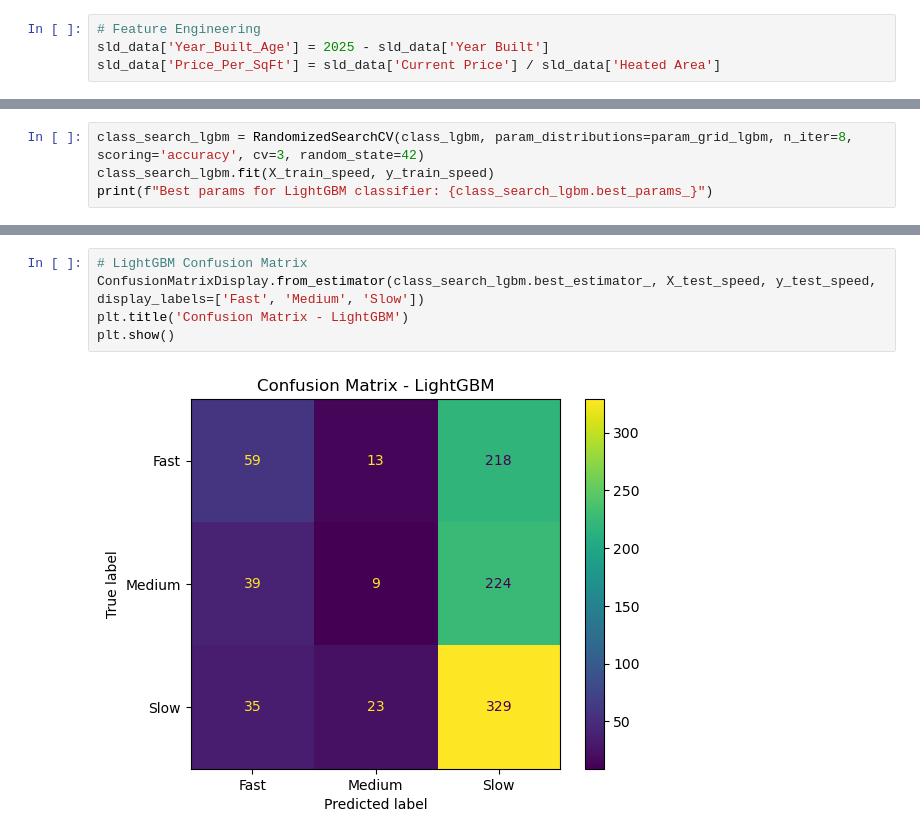
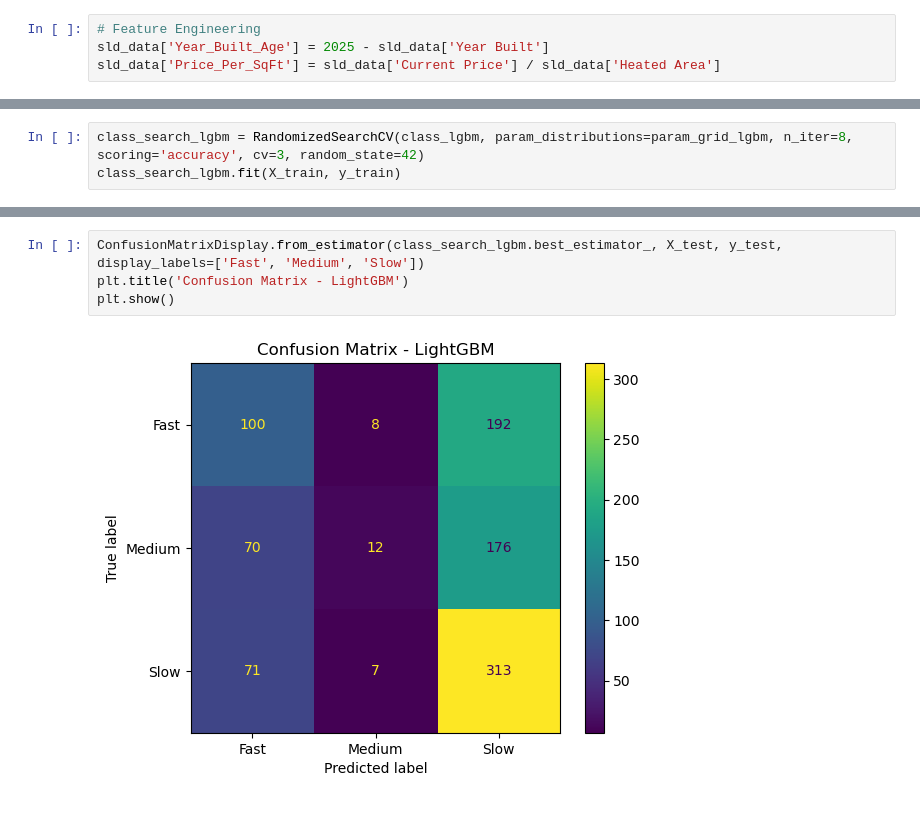
Before and after one commit to OmniaBekheet/Optimal-Pricing-Strategy-for-Quick-Sales---Capstone-3, a Jupyter notebook: Optimal Pricing Strategy for Quick Sales/Optimal Pricing Strategy for Quick Sales.ipynb, the cells around one changed output, grey strips where cells are left out. Cells and saved outputs as stored; diff of their text form.

```diff
--- a/Optimal Pricing Strategy for Quick Sales/Optimal Pricing Strategy for Quick Sales.ipynb
+++ b/Optimal Pricing Strategy for Quick Sales/Optimal Pricing Strategy for Quick Sales.ipynb
@@ -1175,5 +1219,4 @@ Best params for XGBoost classifier: {'classifier__n_estimators': 150, 'classifie
 # %%
 class_search_lgbm = RandomizedSearchCV(class_lgbm, param_distributions=param_grid_lgbm, n_iter=8, scoring='accuracy', cv=3, random_state=42)
-class_search_lgbm.fit(X_train_speed, y_train_speed)
-print(f"Best params for LightGBM classifier: {class_search_lgbm.best_params_}")
+class_search_lgbm.fit(X_train, y_train)
 # %% [output]
@@ -1322,7 +1294,6 @@ plt.show()
-# %%
-# LightGBM Confusion Matrix
-ConfusionMatrixDisplay.from_estimator(class_search_lgbm.best_estimator_, X_test_speed, y_test_speed, display_labels=['Fast', 'Medium', 'Slow'])
-plt.title('Confusion Matrix - LightGBM')
-plt.show()
-# %% [output]
-[figure, removed]
+# %%
+ConfusionMatrixDisplay.from_estimator(class_search_lgbm.best_estimator_, X_test, y_test, display_labels=['Fast', 'Medium', 'Slow'])
+plt.title('Confusion Matrix - LightGBM')
+plt.show()
+# %% [output]
+[figure, added]
```
Also changed, not shown: parts of 25 cells of this notebook.
